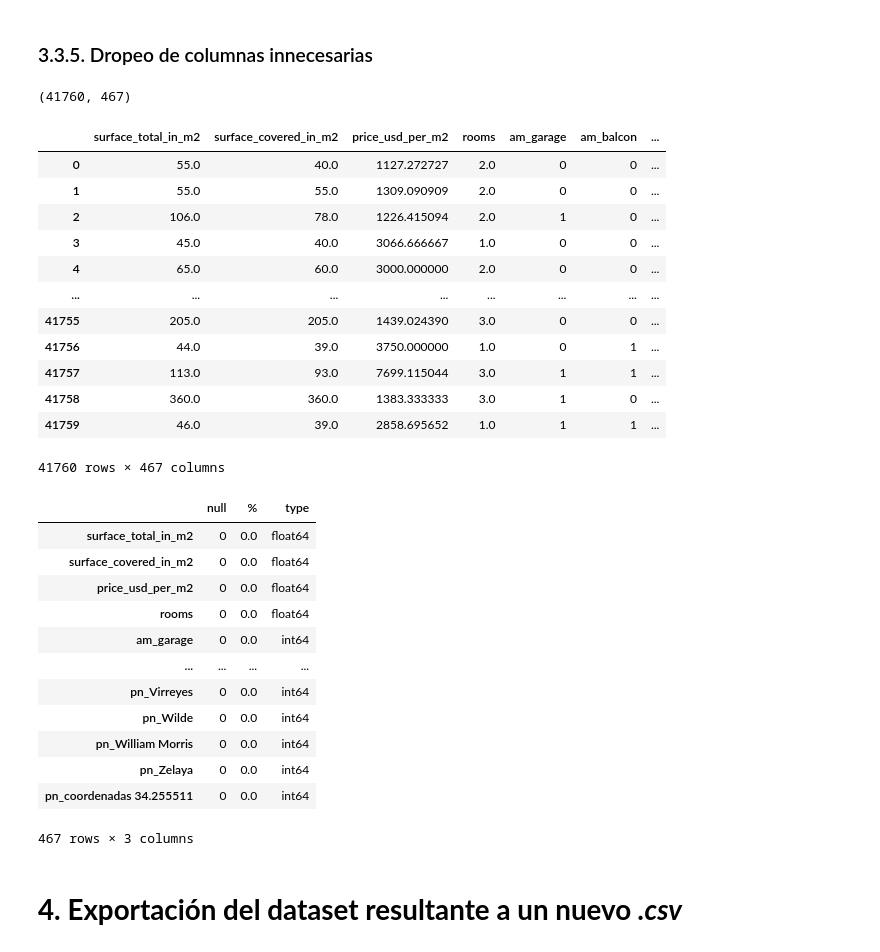
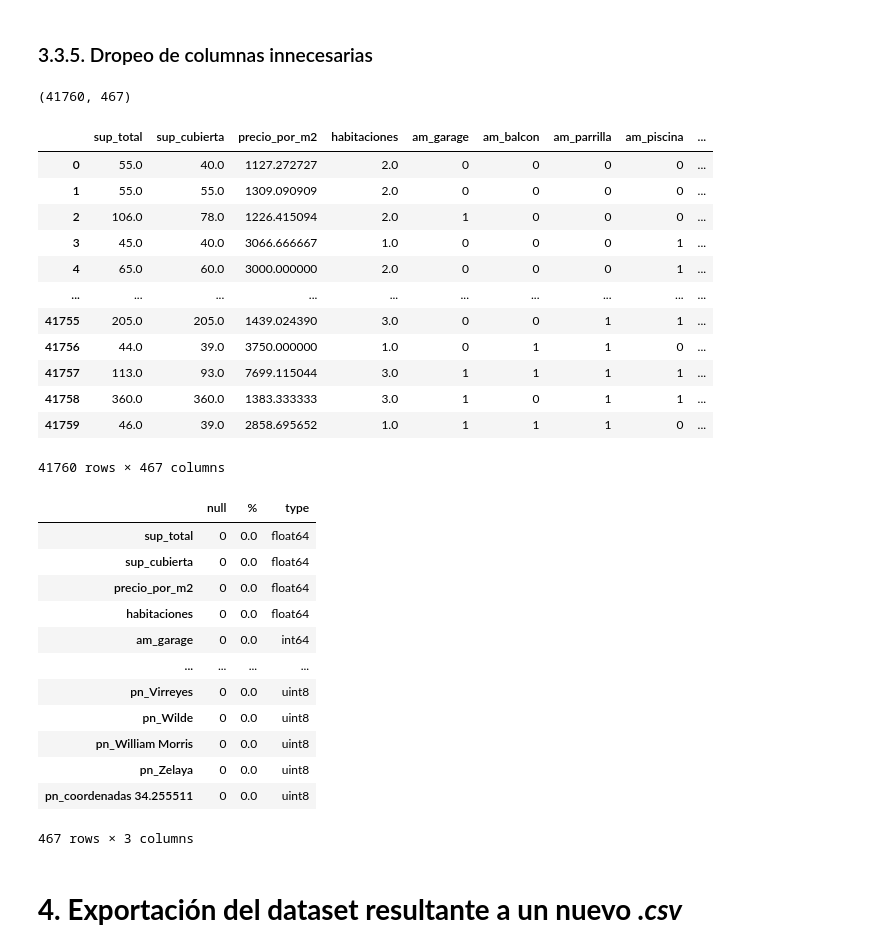
Before and after one commit to szl30n/ProyectosDHDS, a Jupyter notebook: TP2/Maela.ipynb, the cells around one changed output. Saved outputs shown, nothing was run; the diff lists cells and outputs as text; code cells hidden in the pictures.

```diff
--- a/TP2/Maela.ipynb
+++ b/TP2/Maela.ipynb
@@ -392,24 +392,24 @@ Index(['index', 'property_type', 'state_name', 'place_name',
 # %%
 data = data_dum_4.drop(columns = ['index', 'property_type', 'state_name', 'place_name', 'place_with_parent_names', 'description', 'title', 'properati_url'])
 bool_mapper = {False: 0, True: 1}
-data.replace(bool_mapper, inplace = True)
+data.rename(columns = {'surface_total_in_m2': 'sup_total', 'surface_covered_in_m2': 'sup_cubierta', 'price_usd_per_m2': 'precio_por_m2', 'rooms': 'habitaciones'}, inplace = True)
 data.shape
 #list(data.columns)
 data
 # %% [output]
 (41760, 467)
-|  | surface_total_in_m2 | surface_covered_in_m2 | price_usd_per_m2 | rooms | am_garage | am_balcon | ... |
-| 0 | 55.0 | 40.0 | 1127.272727 | 2.0 | 0 | 0 | ... |
-| 1 | 55.0 | 55.0 | 1309.090909 | 2.0 | 0 | 0 | ... |
-| 2 | 106.0 | 78.0 | 1226.415094 | 2.0 | 1 | 0 | ... |
-| 3 | 45.0 | 40.0 | 3066.666667 | 1.0 | 0 | 0 | ... |
-| 4 | 65.0 | 60.0 | 3000.000000 | 2.0 | 0 | 0 | ... |
-| ... | ... | ... | ... | ... | ... | ... | ... |
-| 41755 | 205.0 | 205.0 | 1439.024390 | 3.0 | 0 | 0 | ... |
-| 41756 | 44.0 | 39.0 | 3750.000000 | 1.0 | 0 | 1 | ... |
-| 41757 | 113.0 | 93.0 | 7699.115044 | 3.0 | 1 | 1 | ... |
-| 41758 | 360.0 | 360.0 | 1383.333333 | 3.0 | 1 | 0 | ... |
-| 41759 | 46.0 | 39.0 | 2858.695652 | 1.0 | 1 | 1 | ... |
+|  | sup_total | sup_cubierta | precio_por_m2 | habitaciones | am_garage | am_balcon | am_parrilla | am_piscina | ... |
+| 0 | 55.0 | 40.0 | 1127.272727 | 2.0 | 0 | 0 | 0 | 0 | ... |
+| 1 | 55.0 | 55.0 | 1309.090909 | 2.0 | 0 | 0 | 0 | 0 | ... |
+| 2 | 106.0 | 78.0 | 1226.415094 | 2.0 | 1 | 0 | 0 | 0 | ... |
+| 3 | 45.0 | 40.0 | 3066.666667 | 1.0 | 0 | 0 | 0 | 1 | ... |
+| 4 | 65.0 | 60.0 | 3000.000000 | 2.0 | 0 | 0 | 0 | 1 | ... |
+| ... | ... | ... | ... | ... | ... | ... | ... | ... | ... |
+| 41755 | 205.0 | 205.0 | 1439.024390 | 3.0 | 0 | 0 | 1 | 1 | ... |
+| 41756 | 44.0 | 39.0 | 3750.000000 | 1.0 | 0 | 1 | 1 | 0 | ... |
+| 41757 | 113.0 | 93.0 | 7699.115044 | 3.0 | 1 | 1 | 1 | 1 | ... |
+| 41758 | 360.0 | 360.0 | 1383.333333 | 3.0 | 1 | 0 | 1 | 1 | ... |
+| 41759 | 46.0 | 39.0 | 2858.695652 | 1.0 | 1 | 1 | 1 | 0 | ... |
 41760 rows × 467 columns
 # %%
 cant_nulos_por_campo = data.apply(lambda x: x.isnull().sum(), axis = 0)
@@ -417,17 +417,17 @@ percent_nulos_por_campo = data.apply(lambda x: (100 * x.isnull().sum() / data_na
 pd.DataFrame({'null': cant_nulos_por_campo, '%': percent_nulos_por_campo,'type': data.dtypes})
 # %% [output]
 |  | null | % | type |
-| surface_total_in_m2 | 0 | 0.0 | float64 |
-| surface_covered_in_m2 | 0 | 0.0 | float64 |
-| price_usd_per_m2 | 0 | 0.0 | float64 |
-| rooms | 0 | 0.0 | float64 |
+| sup_total | 0 | 0.0 | float64 |
+| sup_cubierta | 0 | 0.0 | float64 |
+| precio_por_m2 | 0 | 0.0 | float64 |
+| habitaciones | 0 | 0.0 | float64 |
 | am_garage | 0 | 0.0 | int64 |
 | ... | ... | ... | ... |
-| pn_Virreyes | 0 | 0.0 | int64 |
-| pn_Wilde | 0 | 0.0 | int64 |
-| pn_William Morris | 0 | 0.0 | int64 |
-| pn_Zelaya | 0 | 0.0 | int64 |
-| pn_coordenadas 34.255511 | 0 | 0.0 | int64 |
+| pn_Virreyes | 0 | 0.0 | uint8 |
+| pn_Wilde | 0 | 0.0 | uint8 |
+| pn_William Morris | 0 | 0.0 | uint8 |
+| pn_Zelaya | 0 | 0.0 | uint8 |
+| pn_coordenadas 34.255511 | 0 | 0.0 | uint8 |
 467 rows × 3 columns
 # %% [markdown]
 # **4. Exportación del dataset resultante a un nuevo *.csv***
```
Also changed, not shown: parts of 102 cells of this notebook.
